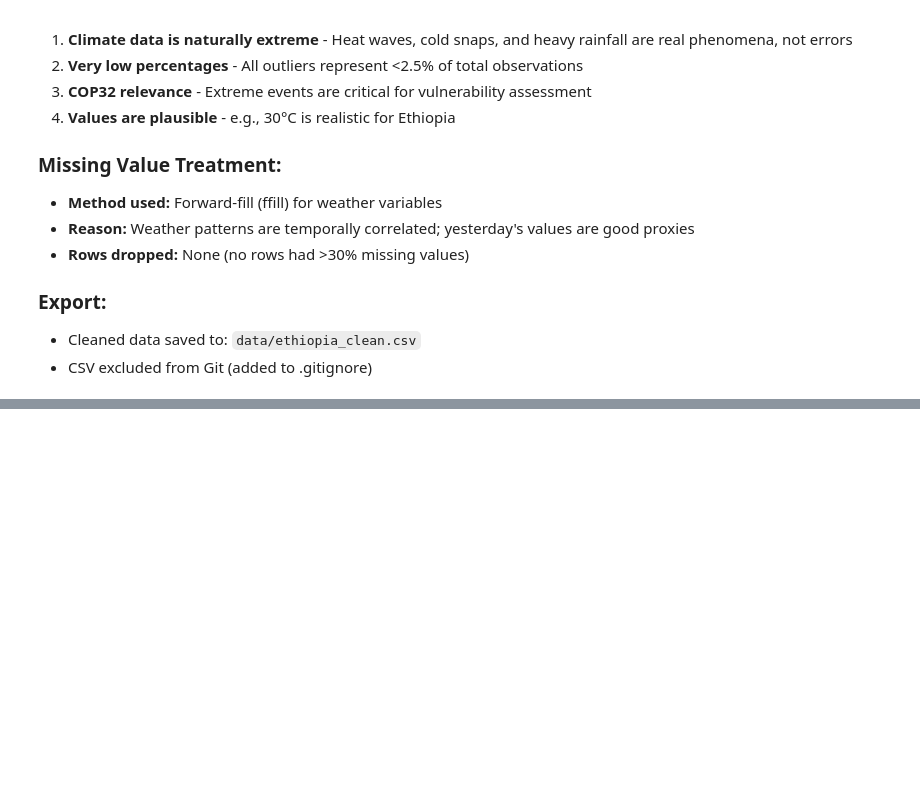
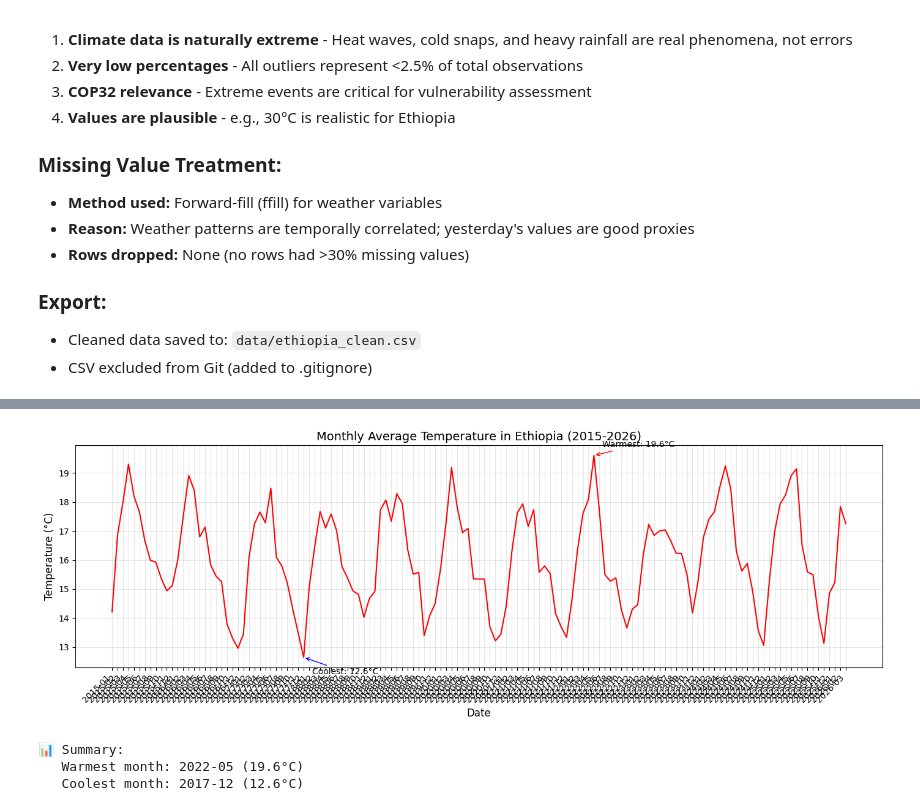
Before and after one commit to nardos-tsige/climate-challenge-week0, a Jupyter notebook: src/notebooks/ethiopia_eda.ipynb, the cells around one changed output, grey strips where cells are left out. Drawn from its saved outputs; the diff is of its cells as text; code cells hidden in the pictures; blank space fills up the shorter version.

```diff
--- a/src/notebooks/ethiopia_eda.ipynb
+++ b/src/notebooks/ethiopia_eda.ipynb
@@ -334,3 +334,19 @@ WS2M_MAX: 5 outliers (0.12%)
 ### Export:
 - Cleaned data saved to: `data/ethiopia_clean.csv`
 - CSV excluded from Git (added to .gitignore)
+# %%
+import pandas as pd
+import numpy as np
+import matplotlib.pyplot as plt
+import seaborn as sns
+
+# Load the cleaned data you already saved
+df = pd.read_csv("../data/ethiopia_clean.csv")
+
+# Convert Date back to datetime if needed
+df['Date'] = pd.to_datetime(df['Date'])
+df['Month'] = df['Date'].dt.month
+
+print(f"Loaded {len(df)} rows")
+print(f"Date range: {df['Date'].min()} to {df['Date'].max()}")
+df.head()
@@ -336,0 +362,39 @@ WS2M_MAX: 5 outliers (0.12%)
+# %%
+# Monthly average temperature
+monthly_temp = df.groupby(df['Date'].dt.to_period('M'))['T2M'].mean()
+
+plt.figure(figsize=(14, 5))
+plt.plot(monthly_temp.index.astype(str), monthly_temp.values, color='red', linewidth=1.5)
+
+# Annotate warmest month
+warmest = monthly_temp.idxmax()
+warmest_val = monthly_temp.max()
+plt.annotate(f'Warmest: {warmest_val:.1f}°C',
+             xy=(str(warmest), warmest_val),
+             xytext=(10, 10), textcoords='offset points',
+             arrowprops=dict(arrowstyle='->', color='red'))
+
+# Annotate coolest month
+coolest = monthly_temp.idxmin()
+coolest_val = monthly_temp.min()
+plt.annotate(f'Coolest: {coolest_val:.1f}°C',
+             xy=(str(coolest), coolest_val),
+             xytext=(10, -20), textcoords='offset points',
+             arrowprops=dict(arrowstyle='->', color='blue'))
+
+plt.title('Monthly Average Temperature in Ethiopia (2015-2026)', fontsize=14)
+plt.xlabel('Date', fontsize=12)
+plt.ylabel('Temperature (°C)', fontsize=12)
+plt.xticks(rotation=45, ha='right')
+plt.grid(True, alpha=0.3)
+plt.tight_layout()
+plt.show()
+
+print(f"\n📊 Summary:")
+print(f"   Warmest month: {warmest} ({warmest_val:.1f}°C)")
+print(f"   Coolest month: {coolest} ({coolest_val:.1f}°C)")
+# %% [output]
+[figure, added]
+📊 Summary:
+   Warmest month: 2022-05 (19.6°C)
+   Coolest month: 2017-12 (12.6°C)
```
Also changed, not shown: parts of 10 cells of this notebook, 13 other files.
